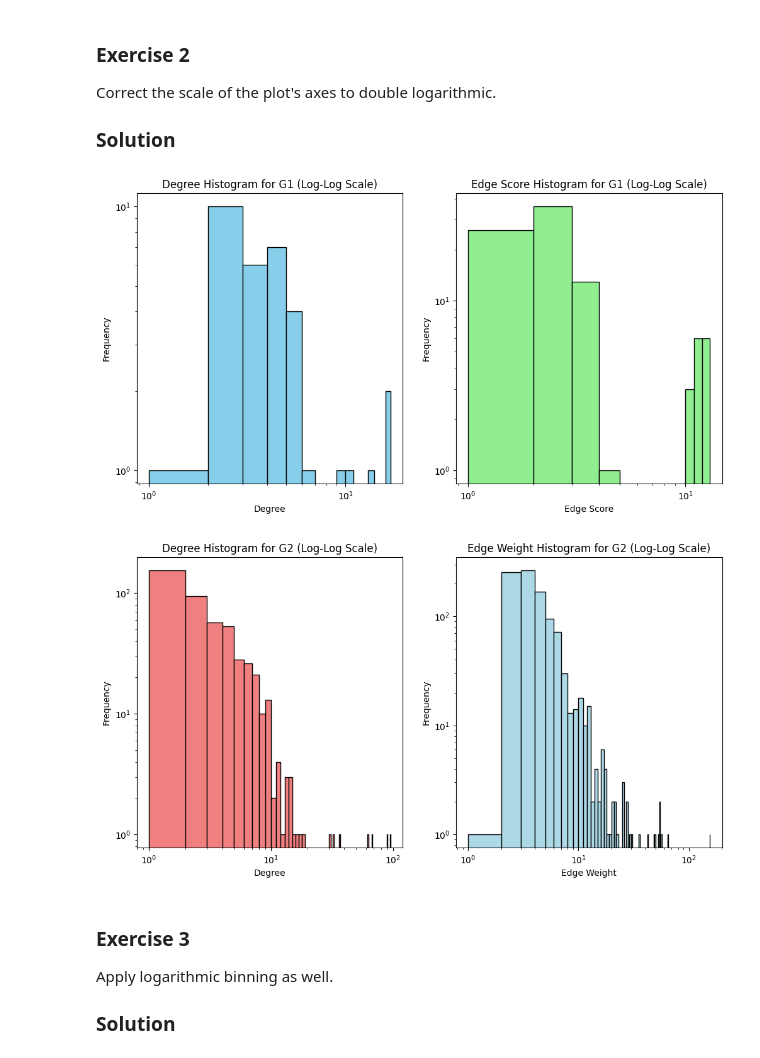
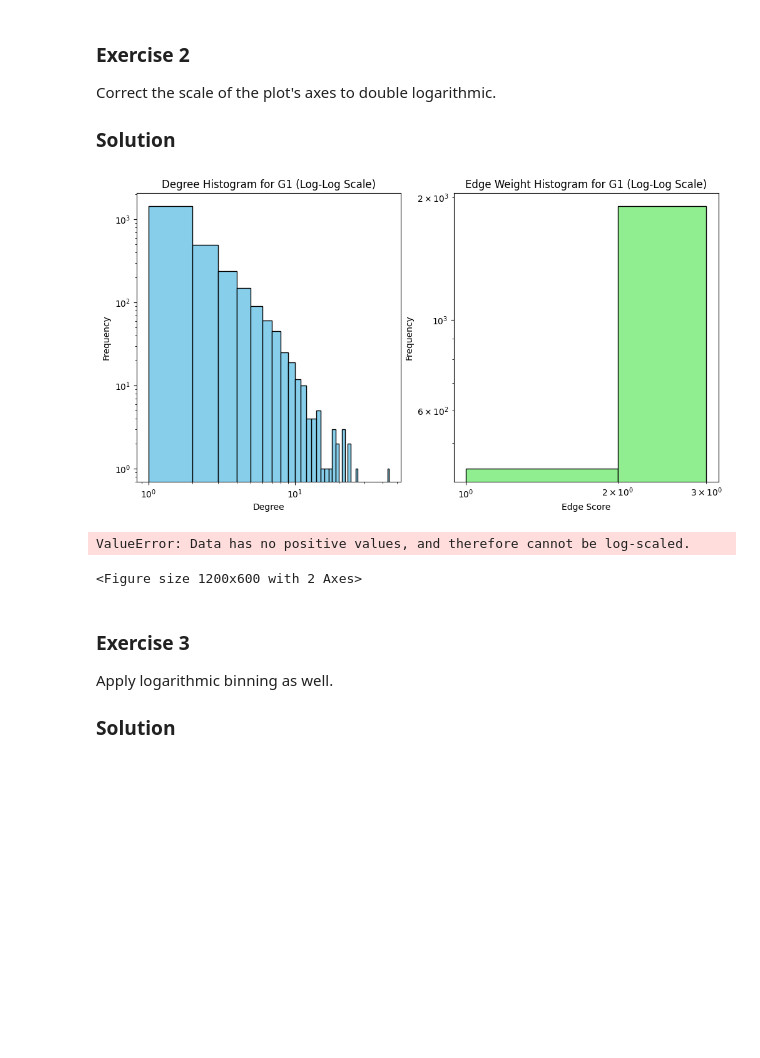
Before and after one commit to alessandrogentili001/Social-Networks-and-Recommendation-Systems, a Jupyter notebook: week_04/lab04.ipynb, the cells around one changed output. Saved outputs shown, nothing was run; the diff lists cells and outputs as text; code cells hidden in the pictures; blank space fills up the shorter version.

```diff
--- a/week_04/lab04.ipynb
+++ b/week_04/lab04.ipynb
@@ -159,8 +122,15 @@ Correct the scale of the plot's axes to double logarithmic.
 ### Solution
 # %%
 import matplotlib.pyplot as plt
+import networkx as nx
 
-# Degree histogram for G1 in log-log scale
+# Calculate degree sequences for G1 and G2
+degrees1 = [degree for _, degree in G1.degree()]
+weights1 = [data.get('weight', 1) for _, _, data in G1.edges(data=True)]  # Default to 1 if 'weight' is missing
+degrees2 = [degree for _, degree in G2.degree()]
+weights2 = [data.get('weight', 1) for _, _, data in G2.edges(data=True)]  # Default to 1 if 'weight' is missing
+
+# Degree and edge weight histograms for G1 in log-log scale
 plt.figure(figsize=(12, 6))
 
 # Degree histogram for G1
@@ -174,38 +144,39 @@ plt.ylabel("Frequency")
 
 # Edge weight histogram for G1
 plt.subplot(1, 2, 2)
-plt.hist(weights1, bins=range(int(min(weights1)), int(max(weights1)) + 1), color='lightgreen', edgecolor='black')
+plt.hist(weights1, bins=range(1, int(max(weights1)) + 1), color='lightgreen', edgecolor='black')
 plt.xscale('log')
 plt.yscale('log')
-plt.title("Edge Score Histogram for G1 (Log-Log Scale)")
+plt.title("Edge Weight Histogram for G1 (Log-Log Scale)")
 plt.xlabel("Edge Score")
 plt.ylabel("Frequency")
 plt.show()
 
 # Degree and edge weight histograms for G2 in log-log scale
 plt.figure(figsize=(12, 6))
 
 # Degree histogram for G2
 plt.subplot(1, 2, 1)
 plt.hist(degrees2, bins=range(1, max(degrees2) + 1), color='lightcoral', edgecolor='black')
 plt.xscale('log')
 plt.yscale('log')
 plt.title("Degree Histogram for G2 (Log-Log Scale)")
 plt.xlabel("Degree")
 plt.ylabel("Frequency")
 
 # Edge weight histogram for G2
 plt.subplot(1, 2, 2)
-plt.hist(weights2, bins=range(int(min(weights2)), int(max(weights2)) + 1), color='lightblue', edgecolor='black')
+plt.hist(weights2, bins=range(1, int(max(weights2)) + 1), color='lightblue', edgecolor='black')
 plt.xscale('log')
 plt.yscale('log')
 plt.title("Edge Weight Histogram for G2 (Log-Log Scale)")
 plt.xlabel("Edge Weight")
 plt.ylabel("Frequency")
 plt.show()
 # %% [output]
-[figure, old version]
+[figure, new version]
-[figure, removed]
+ValueError: Data has no positive values, and therefore cannot be log-scaled.
+<Figure size 1200x600 with 2 Axes>
 # %% [markdown]
 ### Exercise 3
 
```
Also changed, not shown: parts of 26 cells of this notebook, 6 other files.
